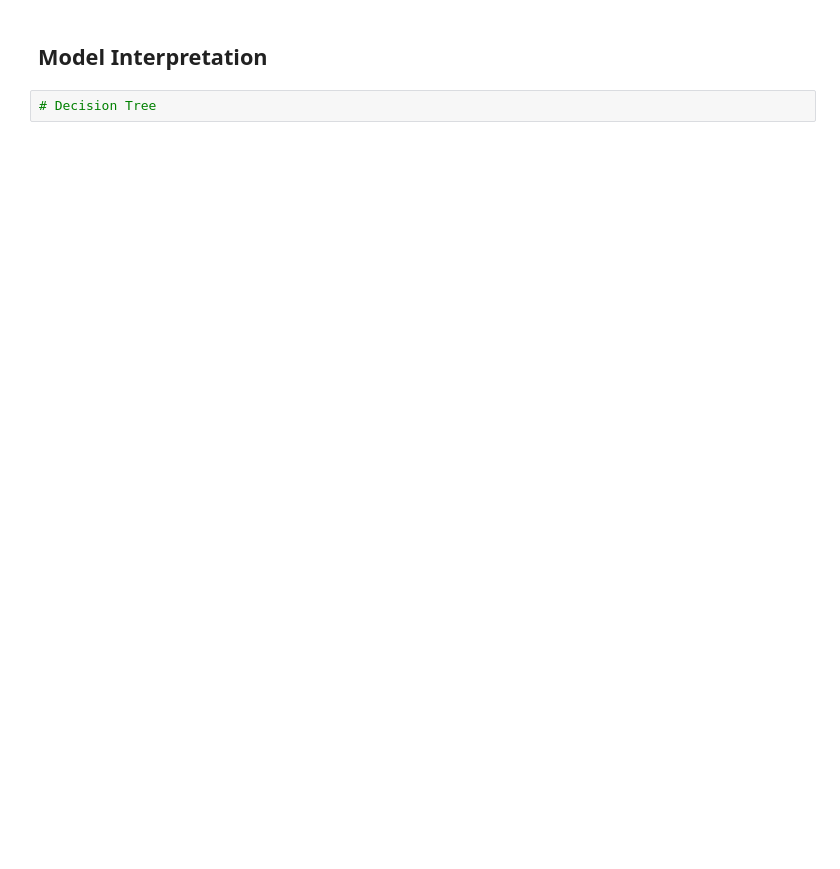
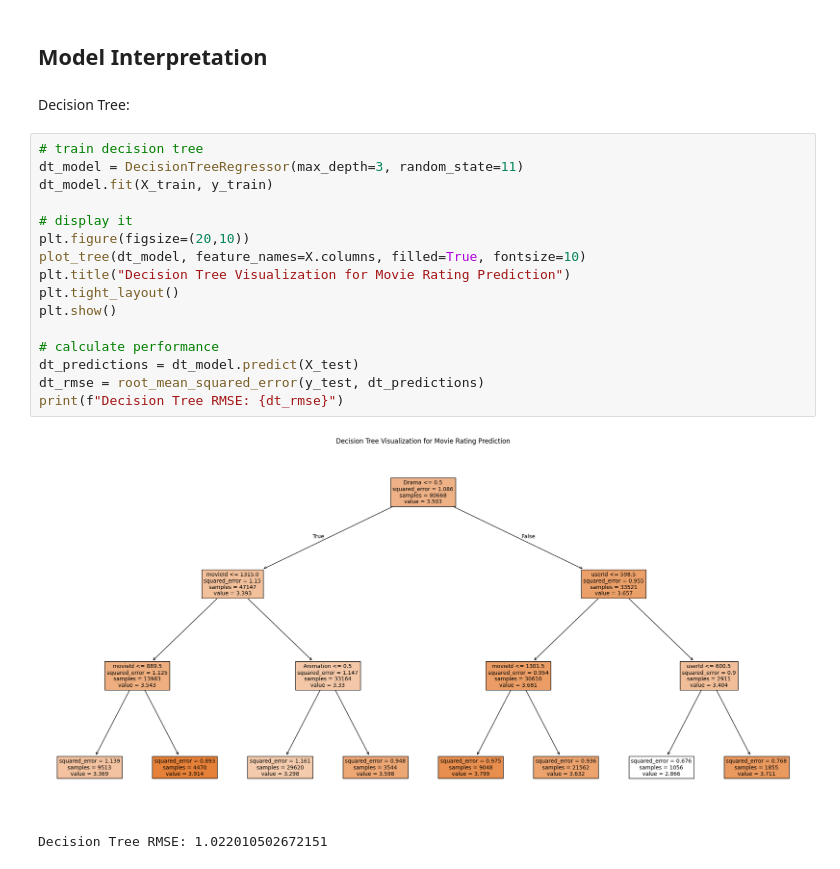
Before and after one commit to gorbe2002/movie-recommendation-system, a Jupyter notebook: main.ipynb, the cells around one changed output. Saved outputs shown, nothing was run; the diff lists cells and outputs as text; blank space fills up the shorter version.

Commit message:
added decision tree for model interpretation

```diff
--- a/main.ipynb
+++ b/main.ipynb
@@ -343,4 +360,23 @@ NameError: name 'np' is not defined
 # %% [markdown]
 ## Model Interpretation
-# %%
-# Decision Tree
+# %% [markdown]
+Decision Tree:
+# %%
+# train decision tree
+dt_model = DecisionTreeRegressor(max_depth=3, random_state=11)
+dt_model.fit(X_train, y_train)
+
+# display it
+plt.figure(figsize=(20,10))
+plot_tree(dt_model, feature_names=X.columns, filled=True, fontsize=10)
+plt.title("Decision Tree Visualization for Movie Rating Prediction")
+plt.tight_layout()
+plt.show()
+
+# calculate performance
+dt_predictions = dt_model.predict(X_test)
+dt_rmse = root_mean_squared_error(y_test, dt_predictions)
+print(f"Decision Tree RMSE: {dt_rmse}")
+# %% [output]
+[figure, added]
+Decision Tree RMSE: 1.022010502672151
```
Also changed, not shown: parts of 5 cells of this notebook.
